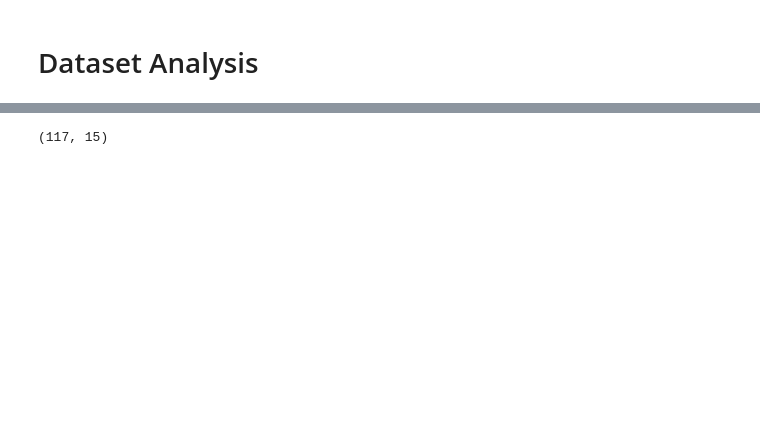
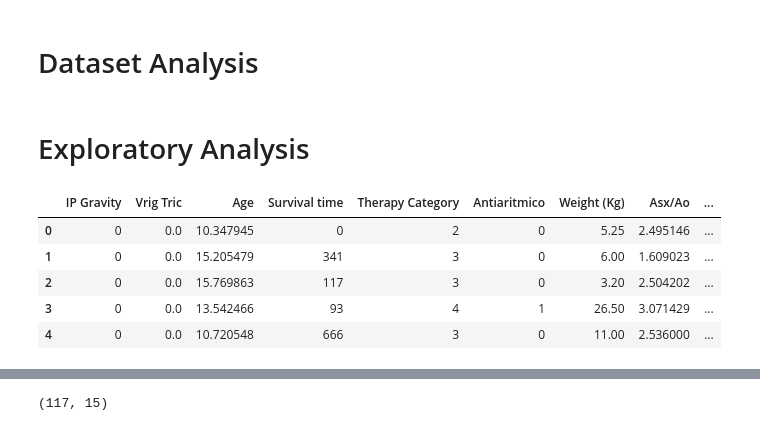
Before and after one commit to Scienziatopazzo/svm-thesis, a Jupyter notebook: experiments/Dataset Analysis.ipynb, the cells around one changed output, grey strips where cells are left out. Saved outputs shown, nothing was run; the diff lists cells and outputs as text; code cells hidden in the pictures; blank space fills up the shorter version.

Commit message:
Exploratory Analysis

```diff
--- a/experiments/Dataset Analysis.ipynb
+++ b/experiments/Dataset Analysis.ipynb
@@ -9,3 +14,15 @@ from sklearn.model_selection import train_test_split
 from sklearn import svm
 from sklearn.model_selection import GridSearchCV
 from sklearn.preprocessing import StandardScaler
+# %% [markdown]
+# Exploratory Analysis
+# %%
+dogs = load_df_dogs_2016(dropNA=True, dropColumns=dropNonNumeric+dropDates+dropIrrelevant)
+dogs.head()
+# %% [output]
+|  | IP Gravity | Vrig Tric | Age | Survival time | Therapy Category | Antiaritmico | Weight (Kg) | Asx/Ao | ... |
+| 0 | 0 | 0.0 | 10.347945 | 0 | 2 | 0 | 5.25 | 2.495146 | ... |
+| 1 | 0 | 0.0 | 15.205479 | 341 | 3 | 0 | 6.00 | 1.609023 | ... |
+| 2 | 0 | 0.0 | 15.769863 | 117 | 3 | 0 | 3.20 | 2.504202 | ... |
+| 3 | 0 | 0.0 | 13.542466 | 93 | 4 | 1 | 26.50 | 3.071429 | ... |
+| 4 | 0 | 0.0 | 10.720548 | 666 | 3 | 0 | 11.00 | 2.536000 | ... |
```
Also changed, not shown: parts of 12 cells of this notebook, 3 other files.
